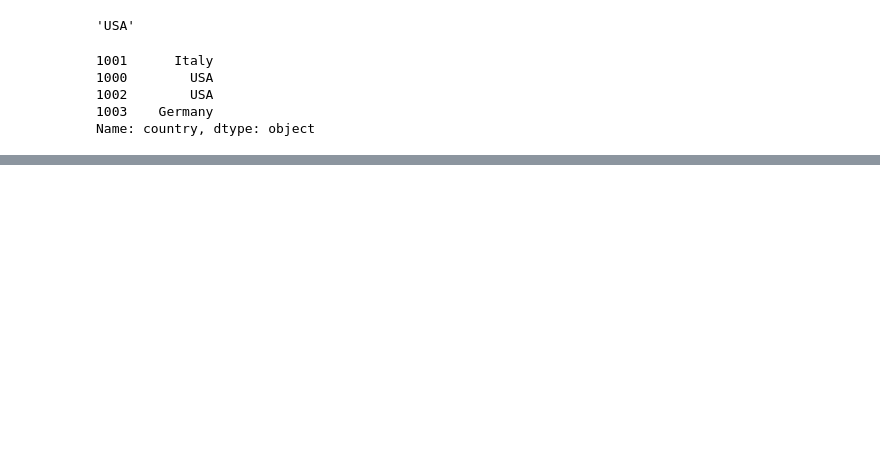
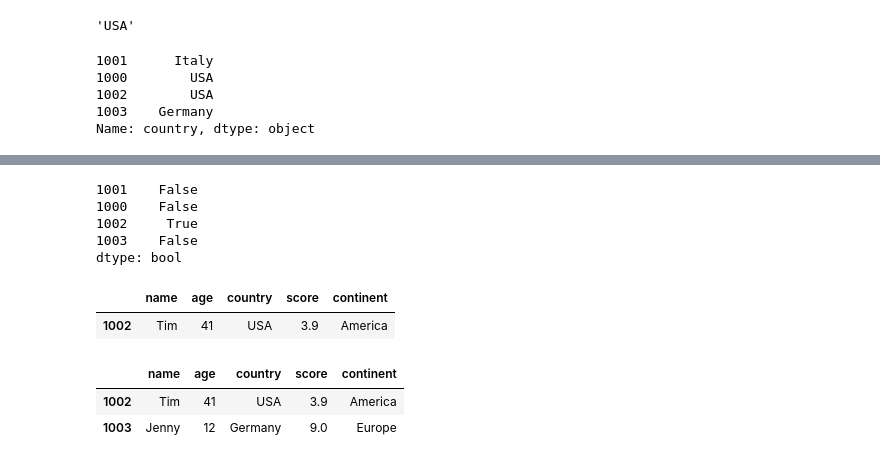
Before and after one commit to ElizeteOliveira/Python-para-Excel--Estudos, a Jupyter notebook: AnáliseDadosPandas.ipynb, the cells around one changed output, grey strips where cells are left out. Drawn from its saved outputs; the diff is of its cells as text; code cells hidden in the pictures; blank space fills up the shorter version.

```diff
--- a/AnáliseDadosPandas.ipynb
+++ b/AnáliseDadosPandas.ipynb
@@ -343,2 +377,22 @@ var_criada_dataframe.iloc[1:3, :] # Intervalos de linhas
 | 1000 | John | 33 | USA | 6.7 | America |
 | 1002 | Tim | 41 | USA | 3.9 | America |
+# %%
+tf = (var_criada_dataframe["age"]> 40) & (var_criada_dataframe["country"] == "USA") # & (and); | (or); ~ (not)
+print(tf)
+# %% [output]
+1001    False
+1000    False
+1002     True
+1003    False
+dtype: bool
+# %%
+var_criada_dataframe.loc[tf, :]
+# %% [output]
+|  | name | age | country | score | continent |
+| 1002 | Tim | 41 | USA | 3.9 | America |
+# %%
+var_criada_dataframe.loc[var_criada_dataframe.index > 1001, :]
+# %% [output]
+|  | name | age | country | score | continent |
+| 1002 | Tim | 41 | USA | 3.9 | America |
+| 1003 | Jenny | 12 | Germany | 9.0 | Europe |
```
Also changed, not shown: parts of 26 cells of this notebook.
